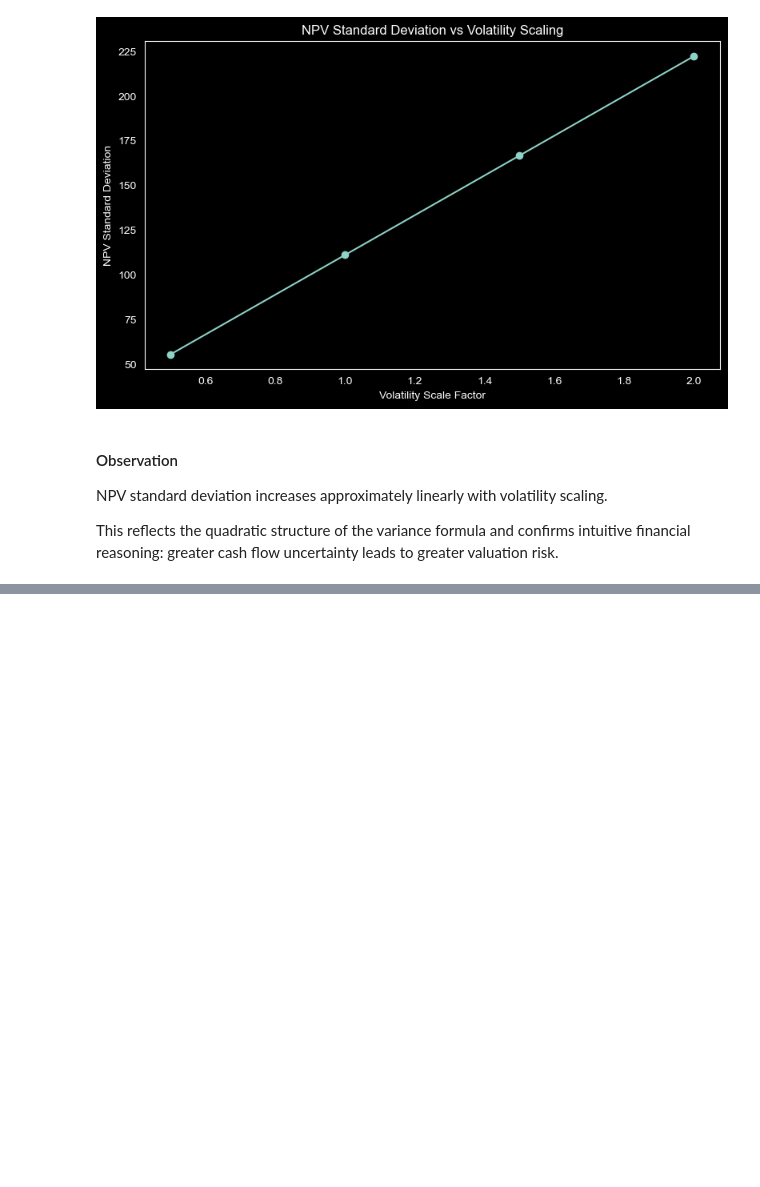
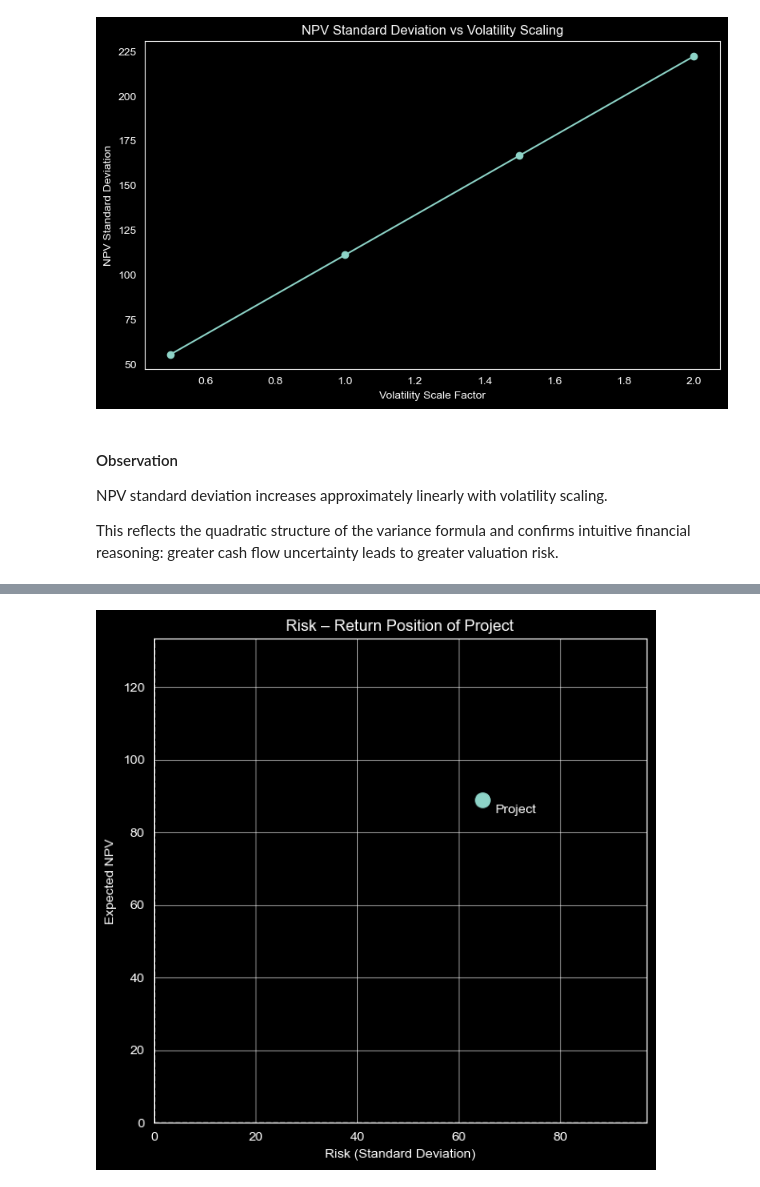
Before and after one commit to Wexwer/TVM-MonteCarlo-Scientific_Study, a Jupyter notebook: time_value_of_money.ipynb, the cells around one changed output, grey strips where cells are left out. Drawn from its saved outputs; the diff is of its cells as text; code cells hidden in the pictures; blank space fills up the shorter version.

```diff
--- a/time_value_of_money.ipynb
+++ b/time_value_of_money.ipynb
@@ -1055,0 +1110,22 @@ greater cash flow uncertainty leads to greater valuation risk.
+# %%
+plt.figure(figsize=(6,6))
+
+plt.scatter(std_npv, mean_npv, s=120)
+
+plt.axhline(0, linestyle="--", linewidth=1)
+plt.axvline(0, linestyle="--", linewidth=1)
+
+plt.annotate( "Project", (std_npv, mean_npv), textcoords="offset points", xytext=(10, -10) )
+
+plt.xlabel("Risk (Standard Deviation)")
+plt.ylabel("Expected NPV")
+plt.title("Risk – Return Position of Project")
+
+plt.xlim(0, std_npv * 1.5)
+plt.ylim(min(0, mean_npv * 0.5), mean_npv * 1.5)
+
+plt.tight_layout()
+plt.grid(alpha = 0.5)
+plt.show()
+# %% [output]
+[figure, added]
```
Also changed, not shown: parts of 20 cells of this notebook.
